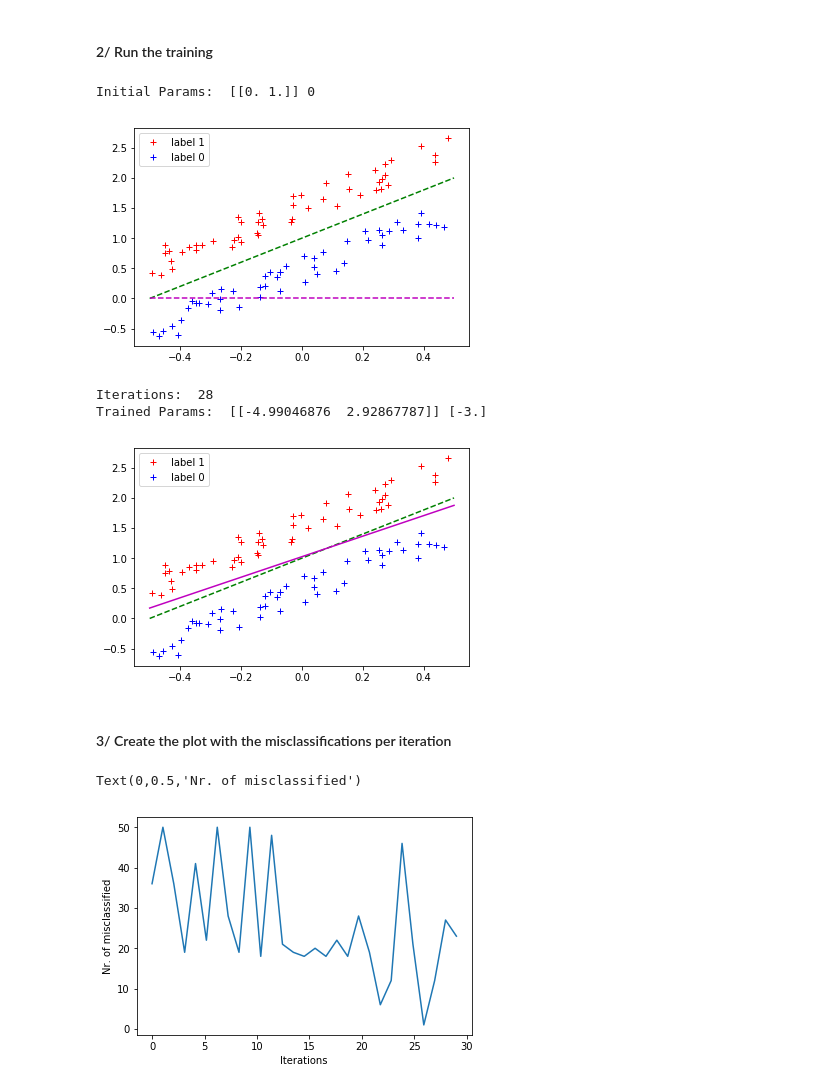
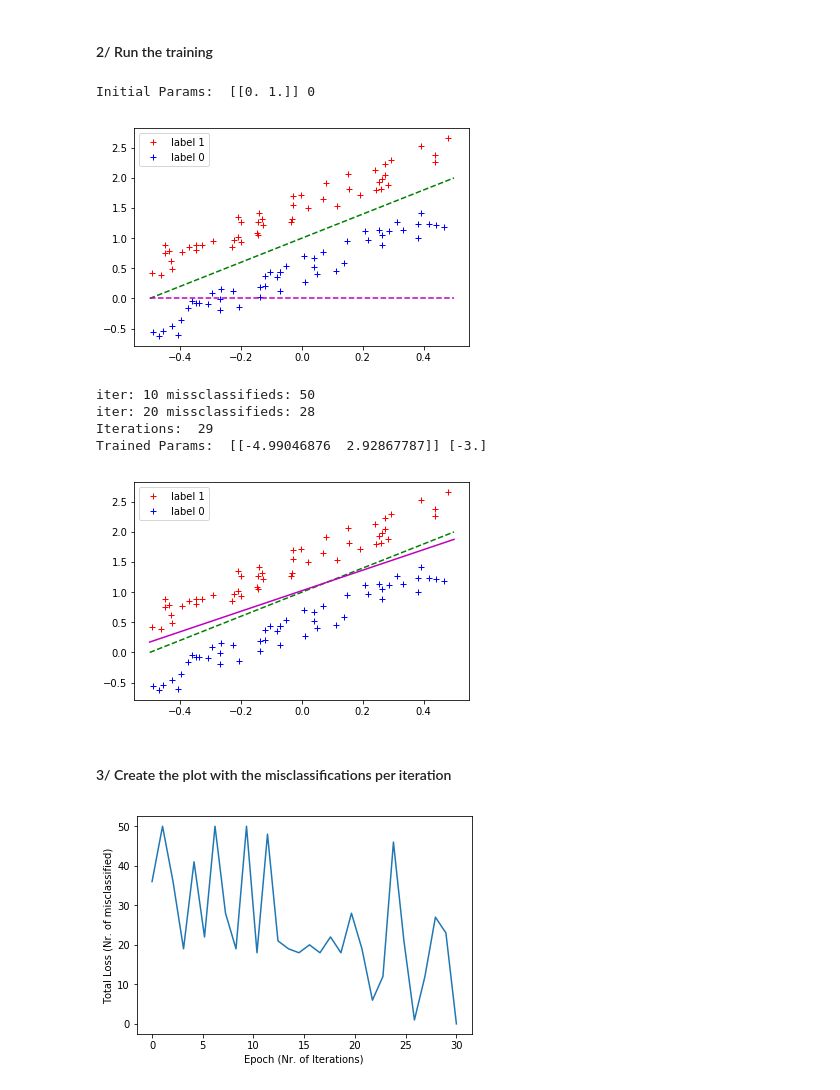
Before and after one commit to suizo12/TSM_DeLearn, a Jupyter notebook: work01/perceptron_learning_stud.ipynb, the cells around one changed output. Saved outputs shown, nothing was run; the diff lists cells and outputs as text; code cells hidden in the pictures.

```diff
--- a/work01/perceptron_learning_stud.ipynb
+++ b/work01/perceptron_learning_stud.ipynb
@@ -177,10 +177,8 @@ def update(x,y,w,b,alpha):
     ### START YOUR CODE ###
     w1 = w - alpha * (ypred-y)*x
     b1 = b - alpha * (ypred-y)
-    ### END YOUR CODE ###
-
+### END YOUR CODE ###
     return w1, b1
-
 
 def select_datapoint(x, y, w, b):
     """
@@ -208,7 +206,7 @@ def select_datapoint(x, y, w, b):
     return None, None, []
 
 
-max_iterations = 1000
+max_iterations = 1000 # epochs
 def train(weight_init, bias_init, x, y, alpha=1.0, debug=False, params_best=None):
     """
     Trains the perceptron (single LTU) for the given data x and ground truth labels y
@@ -245,7 +243,12 @@ def train(weight_init, bias_init, x, y, alpha=1.0, debug=False, params_best=None
             weight_old,bias_old = weight,bias
             weight, bias = update(xIdx,yIdx,weight,bias,alpha)
             iterations += 1
+            if iterations % 10 == 0:
+                print("iter: " + str(iterations) + " missclassifieds: " + str(len(misclassified)))
+
         else:
+            # append 0 to show in p
+            misclassified_counts.append(0)
             break
         if debug:
             params_after = lineparams(weight, bias)
@@ -313,7 +316,9 @@ plot(x,y, params_best=params_best, params_after=params)
 # %% [output]
 Initial Params:  [[0. 1.]] 0
 [figure]
-Iterations:  28
+iter: 10 missclassifieds: 50
+iter: 20 missclassifieds: 28
+Iterations:  29
 Trained Params:  [[-4.99046876  2.92867787]] [-3.]
 [figure]
 # %% [markdown]
@@ -321,10 +326,12 @@ Trained Params:  [[-4.99046876  2.92867787]] [-3.]
 # %%
 nit = len(misclassified_counts)
 it = np.linspace(0,nit,nit)
 
 plt.plot(it, misclassified_counts)
-plt.xlabel("Iterations")
-plt.ylabel("Nr. of misclassified")
+#plt.xlabel("Iterations")
+#plt.ylabel("Nr. of misclassified")
+plt.xlabel('Epoch (Nr. of Iterations)')
+plt.ylabel('Total Loss (Nr. of misclassified)')
+plt.show()
 # %% [output]
-Text(0,0.5,'Nr. of misclassified')
-[figure, old version]
+[figure, new version]
```
Also changed, not shown: 3 other files.
